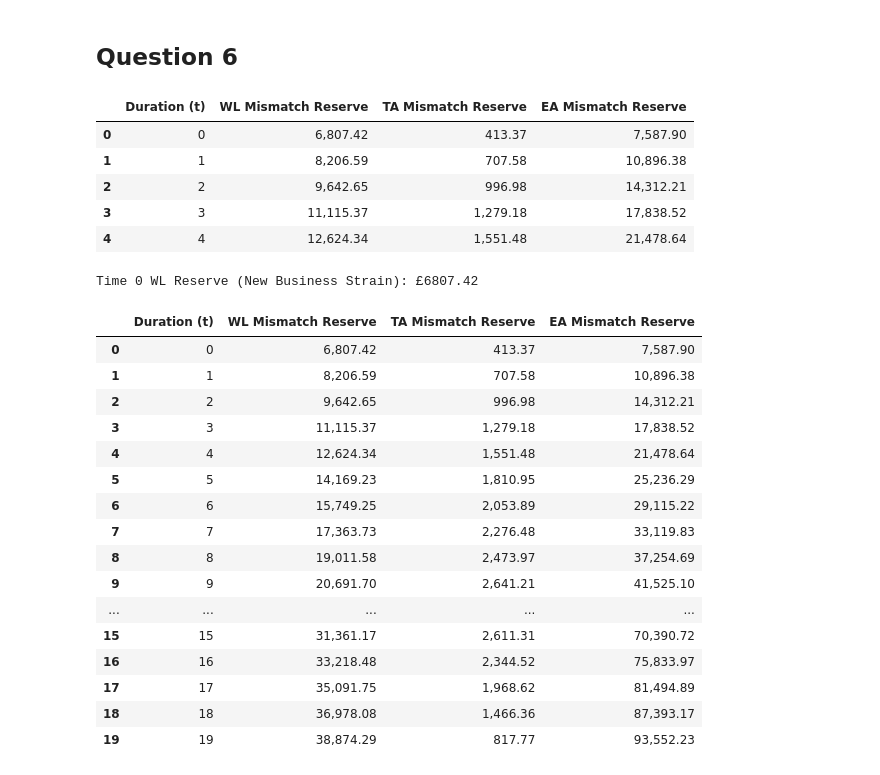
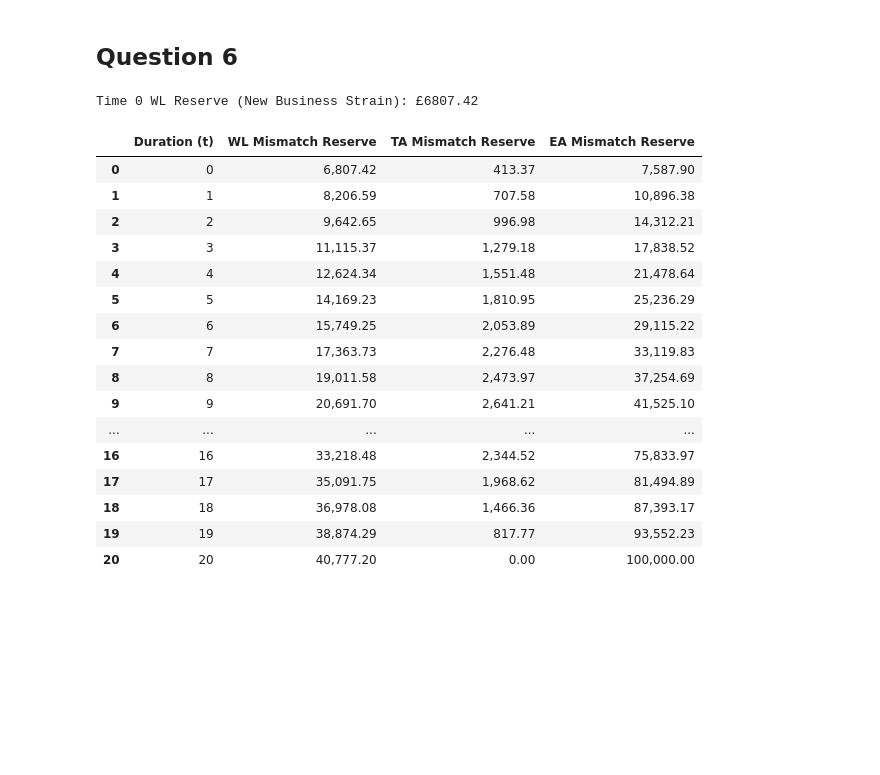
Before and after one commit to ytterbiu/smm065-computer-based-assessment, a Jupyter notebook: cm1-p2-cw-notebook.ipynb, the cells around one changed output. Saved outputs shown, nothing was run; the diff lists cells and outputs as text; code cells hidden in the pictures; blank space fills up the shorter version.

```diff
--- a/cm1-p2-cw-notebook.ipynb
+++ b/cm1-p2-cw-notebook.ipynb
@@ -665,49 +665,43 @@ for t in t_values:
 
         # subtracting the 5% premiums
         v_ta_mm = sum_assured * A_TA_t - P_TA_new * a_term_t
         v_ea_mm = sum_assured * A_EA_t - P_EA_new * a_term_t
     else:
         v_ta_mm = 0
         v_ea_mm = sum_assured
 
     reserves_TA_mismatch.append(v_ta_mm)
     reserves_EA_mismatch.append(v_ea_mm)
 
 df_reserves_mismatch = pd.DataFrame(
     {
         "Duration (t)": t_values,
         "WL Mismatch Reserve": reserves_WL_mismatch,
         "TA Mismatch Reserve": reserves_TA_mismatch,
         "EA Mismatch Reserve": reserves_EA_mismatch,
     }
 )
 
-display(df_reserves_mismatch.round(2).head())
+# display(df_reserves_mismatch.round(2).head())
 print(f"Time 0 WL Reserve (New Business Strain): £{reserves_WL_mismatch[0]:.2f}")
 
 df_reserves_mismatch
 # %% [output]
+Time 0 WL Reserve (New Business Strain): £6807.42
 |  | Duration (t) | WL Mismatch Reserve | TA Mismatch Reserve | EA Mismatch Reserve |
 | 0 | 0 | 6,807.42 | 413.37 | 7,587.90 |
 | 1 | 1 | 8,206.59 | 707.58 | 10,896.38 |
 | 2 | 2 | 9,642.65 | 996.98 | 14,312.21 |
 | 3 | 3 | 11,115.37 | 1,279.18 | 17,838.52 |
 | 4 | 4 | 12,624.34 | 1,551.48 | 21,478.64 |
+| 5 | 5 | 14,169.23 | 1,810.95 | 25,236.29 |
+| 6 | 6 | 15,749.25 | 2,053.89 | 29,115.22 |
+| 7 | 7 | 17,363.73 | 2,276.48 | 33,119.83 |
+| 8 | 8 | 19,011.58 | 2,473.97 | 37,254.69 |
+| 9 | 9 | 20,691.70 | 2,641.21 | 41,525.10 |
+| ... | ... | ... | ... | ... |
+| 16 | 16 | 33,218.48 | 2,344.52 | 75,833.97 |
+| 17 | 17 | 35,091.75 | 1,968.62 | 81,494.89 |
+| 18 | 18 | 36,978.08 | 1,466.36 | 87,393.17 |
+| 19 | 19 | 38,874.29 | 817.77 | 93,552.23 |
+| 20 | 20 | 40,777.20 | 0.00 | 100,000.00 |
-Time 0 WL Reserve (New Business Strain): £6807.42
-|  | Duration (t) | WL Mismatch Reserve | TA Mismatch Reserve | EA Mismatch Reserve |
-| 0 | 0 | 6,807.42 | 413.37 | 7,587.90 |
-| 1 | 1 | 8,206.59 | 707.58 | 10,896.38 |
-| 2 | 2 | 9,642.65 | 996.98 | 14,312.21 |
-| 3 | 3 | 11,115.37 | 1,279.18 | 17,838.52 |
-| 4 | 4 | 12,624.34 | 1,551.48 | 21,478.64 |
-| 5 | 5 | 14,169.23 | 1,810.95 | 25,236.29 |
-| 6 | 6 | 15,749.25 | 2,053.89 | 29,115.22 |
-| 7 | 7 | 17,363.73 | 2,276.48 | 33,119.83 |
-| 8 | 8 | 19,011.58 | 2,473.97 | 37,254.69 |
-| 9 | 9 | 20,691.70 | 2,641.21 | 41,525.10 |
-| ... | ... | ... | ... | ... |
-| 15 | 15 | 31,361.17 | 2,611.31 | 70,390.72 |
-| 16 | 16 | 33,218.48 | 2,344.52 | 75,833.97 |
-| 17 | 17 | 35,091.75 | 1,968.62 | 81,494.89 |
-| 18 | 18 | 36,978.08 | 1,466.36 | 87,393.17 |
-| 19 | 19 | 38,874.29 | 817.77 | 93,552.23 |
```
Also changed, not shown: parts of 3 cells of this notebook.
